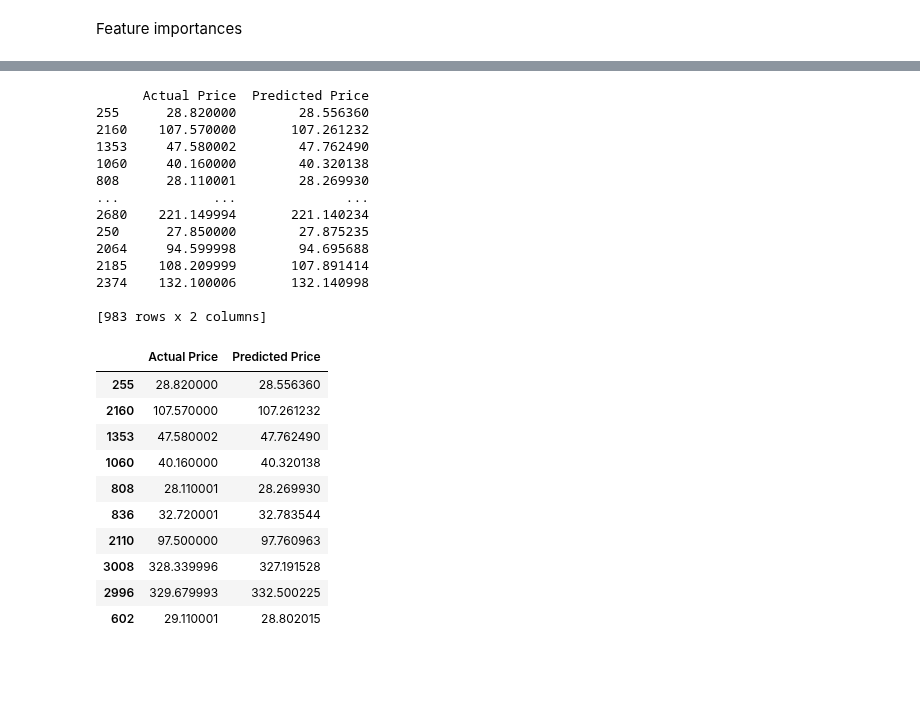
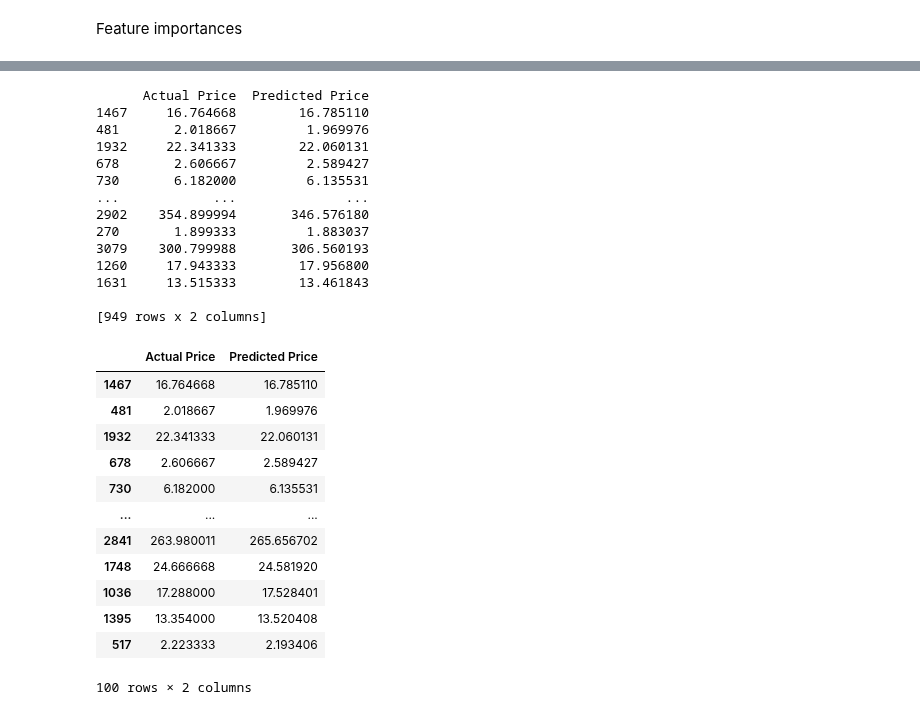
Before and after one commit to dagbolade/stock-price-assessment, a Jupyter notebook: linear_stock.ipynb, the cells around one changed output, grey strips where cells are left out. Cells and saved outputs as stored; diff of their text form; code cells hidden in the pictures; blank space fills up the shorter version.

```diff
--- a/linear_stock.ipynb
+++ b/linear_stock.ipynb
@@ -19,8 +19,8 @@ start = '2010-01-01'
 end =  datetime.today().strftime("%Y-%m-%d")
 #end = '2019-12-31'
 
-#company = 'TSLA'
-company = 'MSFT'
+company = 'TSLA'
+#company = 'MSFT'
 
 #creating the dataframe
 df= pdr.get_data_yahoo(company, start, end)
@@ -204,33 +204,35 @@ dfr=pd.DataFrame({'Actual Price':y_test,'Predicted Price':y_pred})
 print(dfr)
 # %% [output]
       Actual Price  Predicted Price
-255      28.820000        28.556360
-2160    107.570000       107.261232
-1353     47.580002        47.762490
-1060     40.160000        40.320138
-808      28.110001        28.269930
+1467     16.764668        16.785110
+481       2.018667         1.969976
+1932     22.341333        22.060131
+678       2.606667         2.589427
+730       6.182000         6.135531
 ...            ...              ...
-2680    221.149994       221.140234
-250      27.850000        27.875235
-2064     94.599998        94.695688
-2185    108.209999       107.891414
-2374    132.100006       132.140998
+2902    354.899994       346.576180
+270       1.899333         1.883037
+3079    300.799988       306.560193
+1260     17.943333        17.956800
+1631     13.515333        13.461843
 
-[983 rows x 2 columns]
+[949 rows x 2 columns]
 # %%
-dfr.head(10)
+dfr.head(100)
 # %% [output]
 |  | Actual Price | Predicted Price |
-| 255 | 28.820000 | 28.556360 |
-| 2160 | 107.570000 | 107.261232 |
-| 1353 | 47.580002 | 47.762490 |
-| 1060 | 40.160000 | 40.320138 |
-| 808 | 28.110001 | 28.269930 |
-| 836 | 32.720001 | 32.783544 |
-| 2110 | 97.500000 | 97.760963 |
-| 3008 | 328.339996 | 327.191528 |
-| 2996 | 329.679993 | 332.500225 |
-| 602 | 29.110001 | 28.802015 |
+| 1467 | 16.764668 | 16.785110 |
+| 481 | 2.018667 | 1.969976 |
+| 1932 | 22.341333 | 22.060131 |
+| 678 | 2.606667 | 2.589427 |
+| 730 | 6.182000 | 6.135531 |
+| ... | ... | ... |
+| 2841 | 263.980011 | 265.656702 |
+| 1748 | 24.666668 | 24.581920 |
+| 1036 | 17.288000 | 17.528401 |
+| 1395 | 13.354000 | 13.520408 |
+| 517 | 2.223333 | 2.193406 |
+100 rows × 2 columns
 # %%
 graph=dfr.head(10)
 graph.plot(kind='bar')
```
Also changed, not shown: parts of 7 cells of this notebook, 5 other files.
